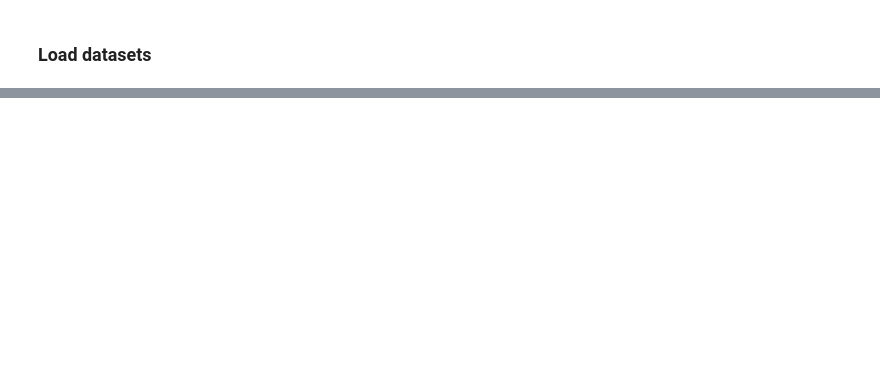
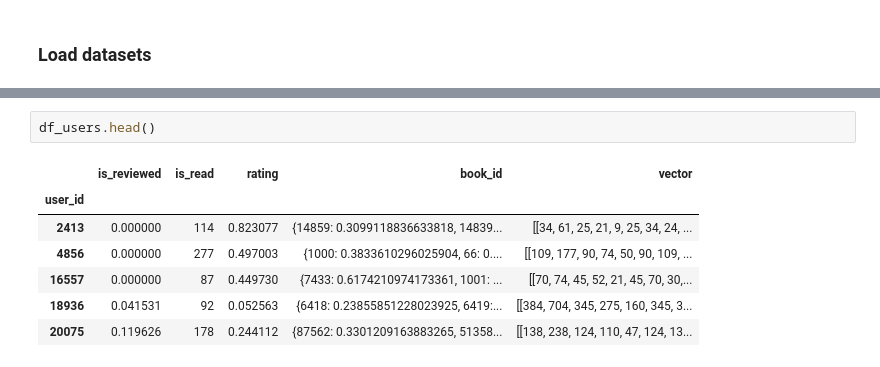
Before and after one commit to jamonbri/master_thesis, a Jupyter notebook: project/data_analysis.ipynb, the cells around one changed output, grey strips where cells are left out. Drawn from its saved outputs; the diff is of its cells as text; blank space fills up the shorter version.

```diff
--- a/project/data_analysis.ipynb
+++ b/project/data_analysis.ipynb
@@ -42,0 +43,10 @@ df_interactions.head()
+# %%
+df_users.head()
+# %% [output]
+|  | is_reviewed | is_read | rating | book_id | vector |
+| user_id |  |  |  |  |  |
+| 2413 | 0.000000 | 114 | 0.823077 | {14859: 0.3099118836633818, 14839... | [[34, 61, 25, 21, 9, 25, 34, 24, ... |
+| 4856 | 0.000000 | 277 | 0.497003 | {1000: 0.3833610296025904, 66: 0.... | [[109, 177, 90, 74, 50, 90, 109, ... |
+| 16557 | 0.000000 | 87 | 0.449730 | {7433: 0.6174210974173361, 1001: ... | [[70, 74, 45, 52, 21, 45, 70, 30,... |
+| 18936 | 0.041531 | 92 | 0.052563 | {6418: 0.23855851228023925, 6419:... | [[384, 704, 345, 275, 160, 345, 3... |
+| 20075 | 0.119626 | 178 | 0.244112 | {87562: 0.3301209163883265, 51358... | [[138, 238, 124, 110, 47, 124, 13... |
```
Also changed, not shown: parts of 22 cells of this notebook, 4 other files.
